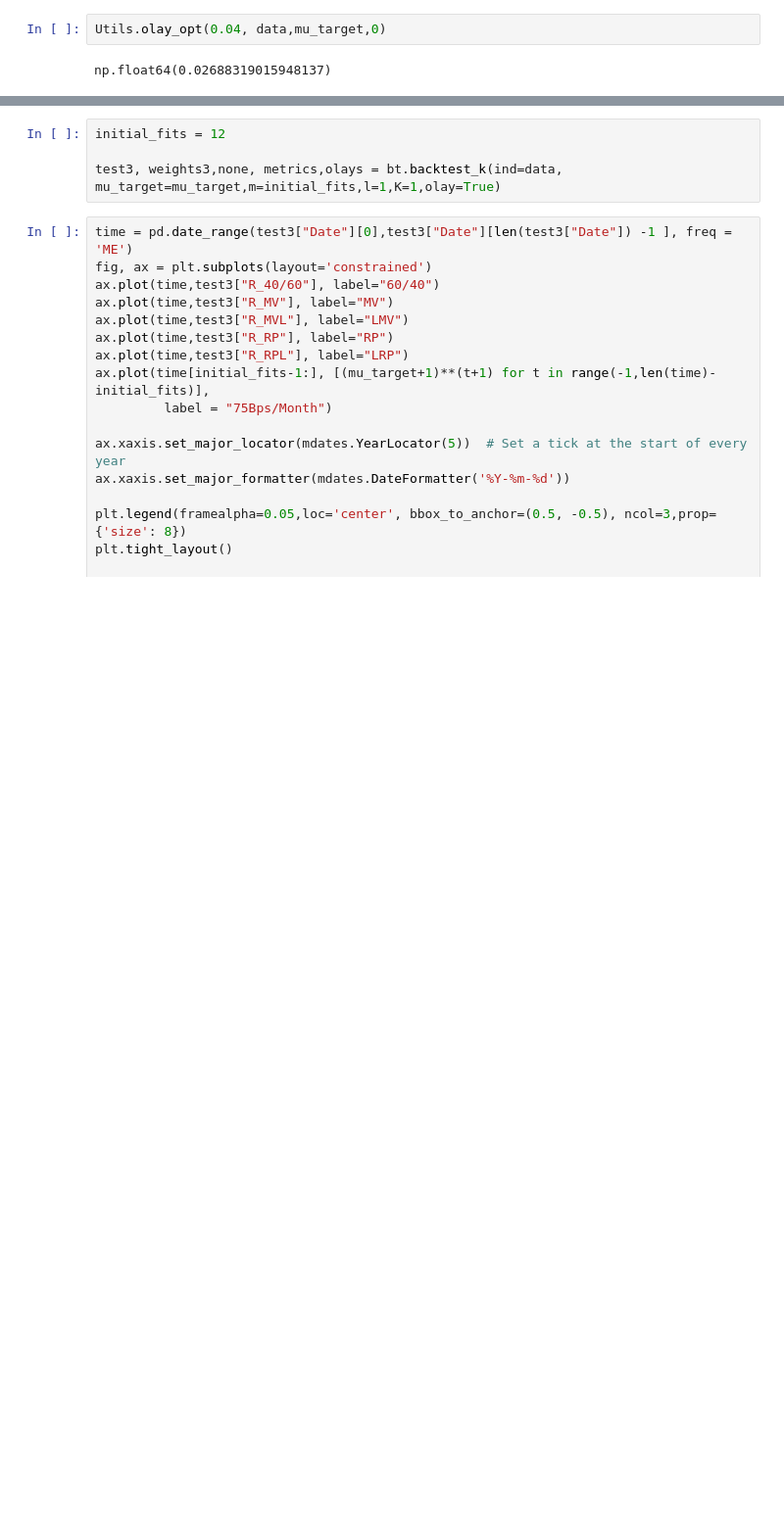
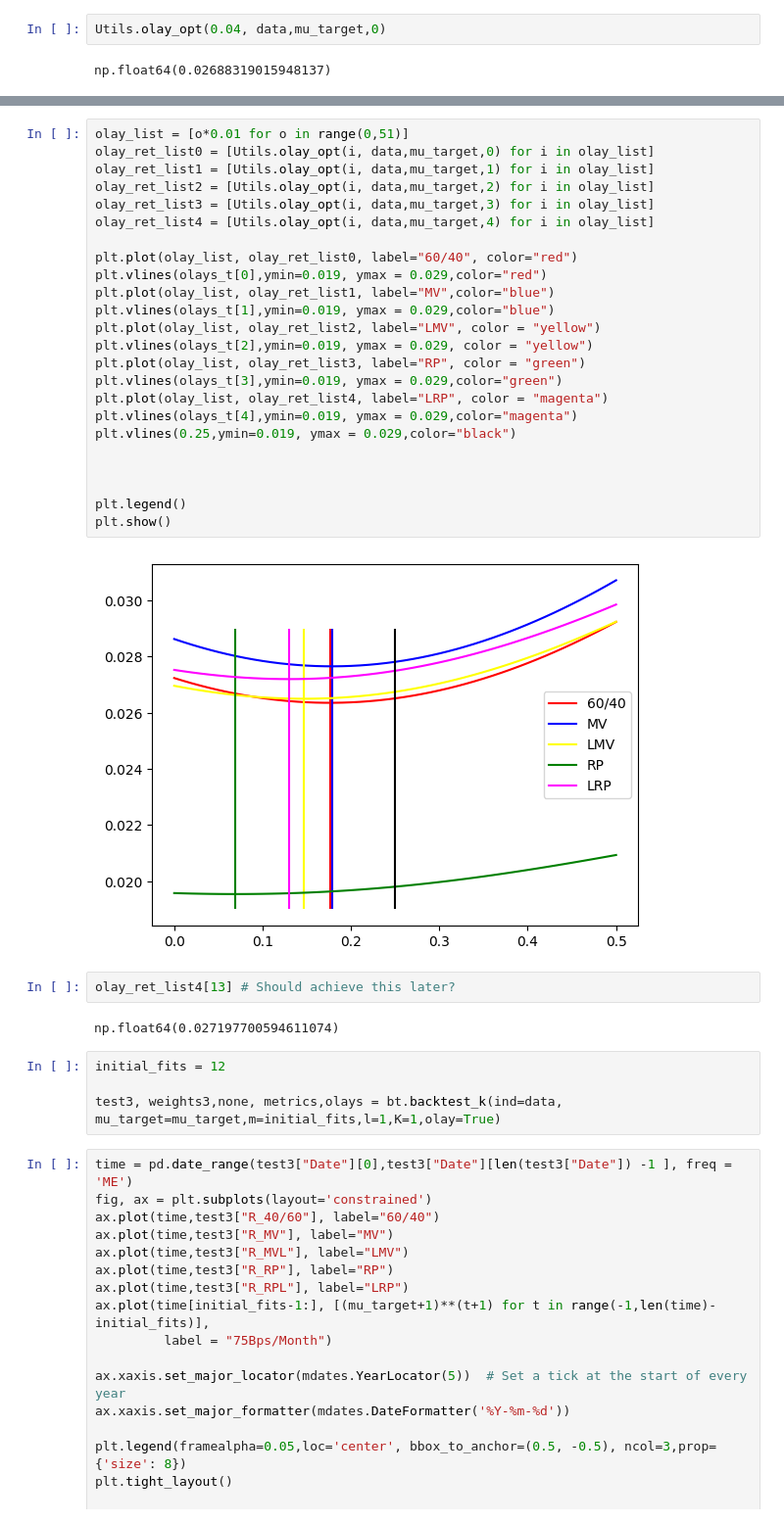
Before and after one commit to andreas-eklundh/Asset_allocation, a Jupyter notebook: Task_3.ipynb, the cells around one changed output, grey strips where cells are left out. Shown at 98% size. Saved outputs shown, nothing was run; the diff lists cells and outputs as text; blank space fills up the shorter version.

```diff
--- a/Task_3.ipynb
+++ b/Task_3.ipynb
@@ -285,3 +296,33 @@ olays_t
+# %%
+olay_list = [o*0.01 for o in range(0,51)]
+olay_ret_list0 = [Utils.olay_opt(i, data,mu_target,0) for i in olay_list]
+olay_ret_list1 = [Utils.olay_opt(i, data,mu_target,1) for i in olay_list]
+olay_ret_list2 = [Utils.olay_opt(i, data,mu_target,2) for i in olay_list]
+olay_ret_list3 = [Utils.olay_opt(i, data,mu_target,3) for i in olay_list]
+olay_ret_list4 = [Utils.olay_opt(i, data,mu_target,4) for i in olay_list]
+
+plt.plot(olay_list, olay_ret_list0, label="60/40", color="red")
+plt.vlines(olays_t[0],ymin=0.019, ymax = 0.029,color="red")
+plt.plot(olay_list, olay_ret_list1, label="MV",color="blue")
+plt.vlines(olays_t[1],ymin=0.019, ymax = 0.029,color="blue")
+plt.plot(olay_list, olay_ret_list2, label="LMV", color = "yellow")
+plt.vlines(olays_t[2],ymin=0.019, ymax = 0.029, color = "yellow")
+plt.plot(olay_list, olay_ret_list3, label="RP", color = "green")
+plt.vlines(olays_t[3],ymin=0.019, ymax = 0.029,color="green")
+plt.plot(olay_list, olay_ret_list4, label="LRP", color = "magenta")
+plt.vlines(olays_t[4],ymin=0.019, ymax = 0.029,color="magenta")
+plt.vlines(0.25,ymin=0.019, ymax = 0.029,color="black")
+
+
+
+plt.legend()
+plt.show()
+# %% [output]
+[figure, added]
+# %%
+olay_ret_list4[13] # Should achieve this later?
+# %% [output]
+np.float64(0.027197700594611074)
 # %%
 initial_fits = 12
 
```
Also changed, not shown: parts of 13 cells of this notebook, 3 other files.
